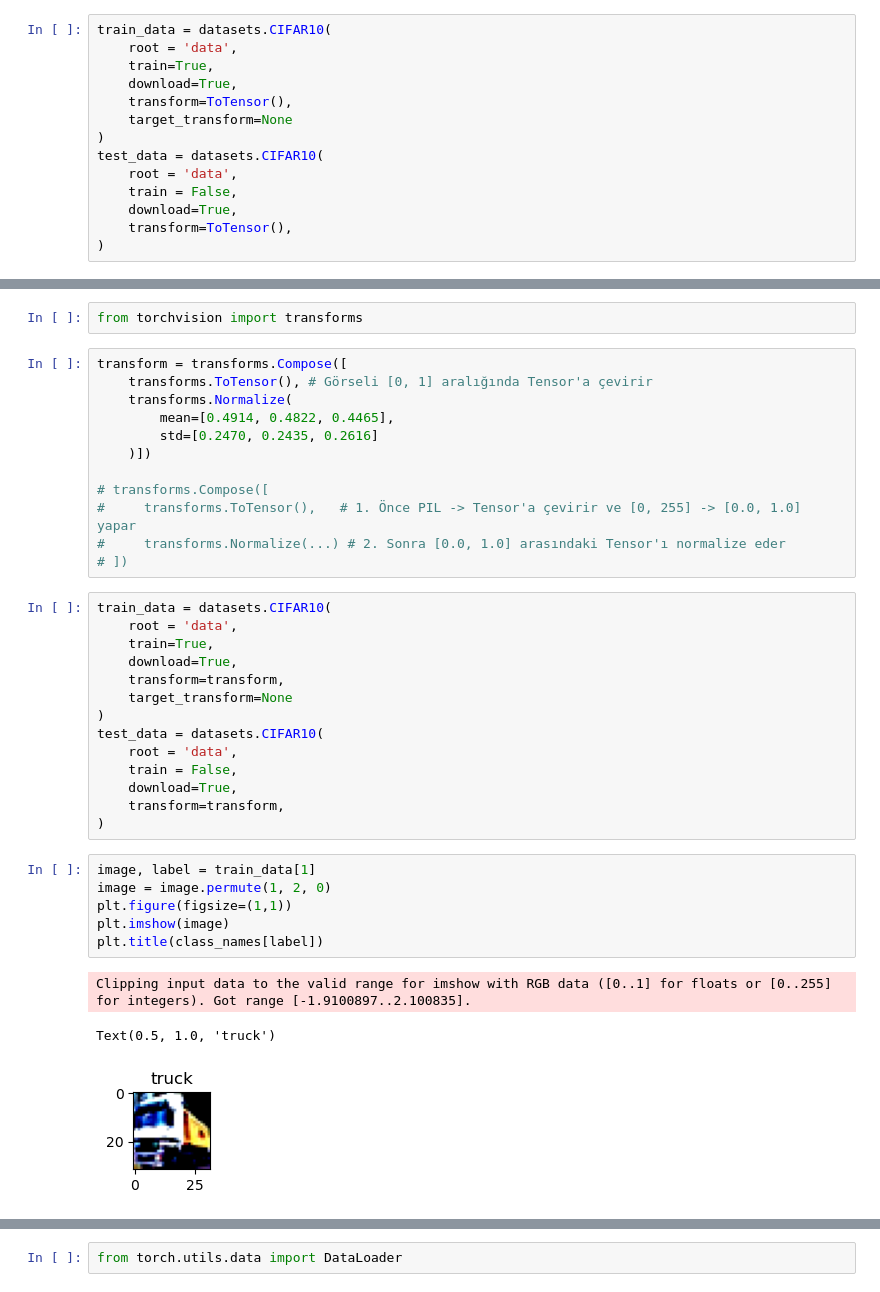
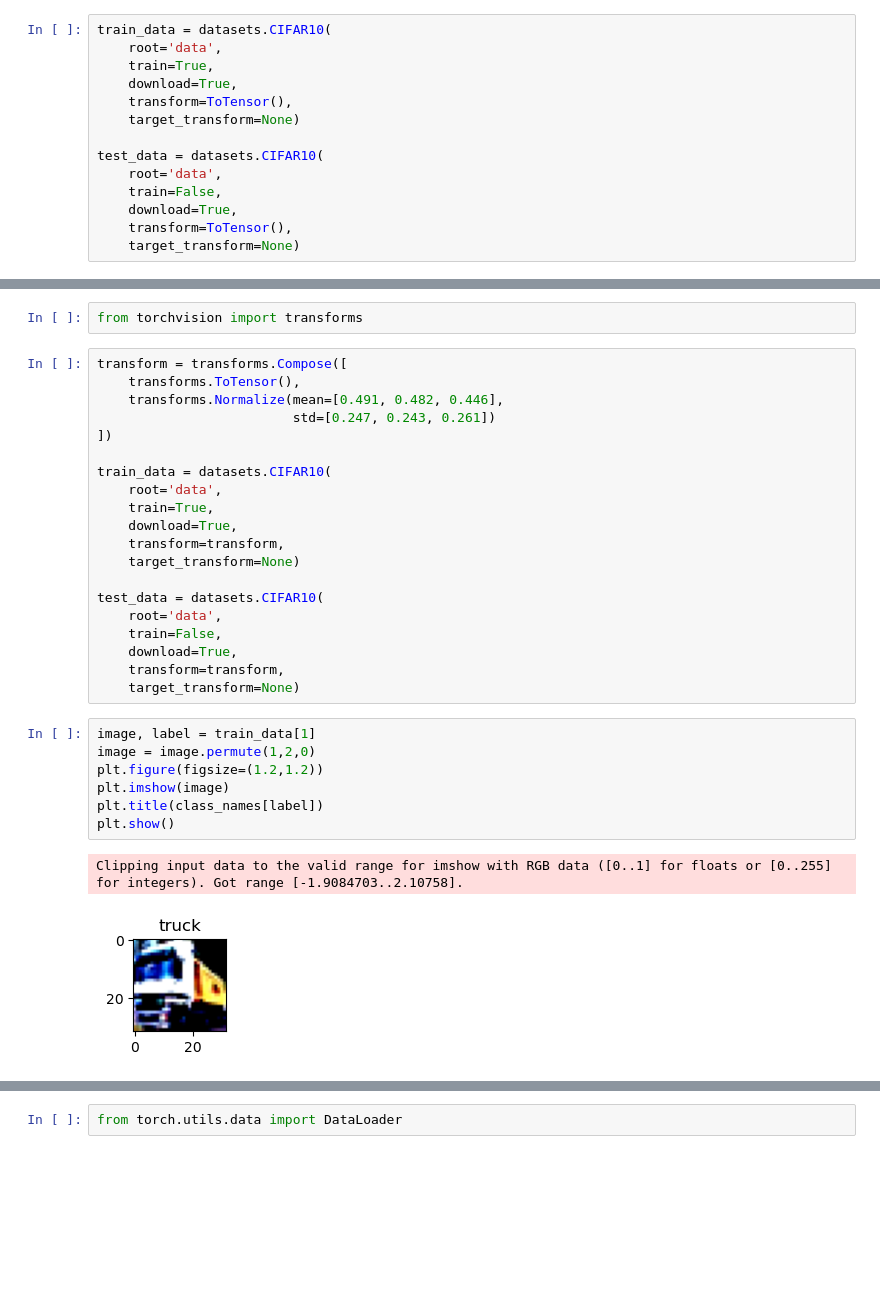
Before and after one commit to burakkyildiz/ai-engineer-lab, a Jupyter notebook: DeepLearning/10-IntroToComputerVision.ipynb, the cells around one changed output, grey strips where cells are left out. Saved outputs shown, nothing was run; the diff lists cells and outputs as text; blank space fills up the shorter version.

```diff
--- a/DeepLearning/10-IntroToComputerVision.ipynb
+++ b/DeepLearning/10-IntroToComputerVision.ipynb
@@ -7,16 +7,16 @@ from torchvision import datasets
 from torchvision.transforms import ToTensor
 # %%
 train_data = datasets.CIFAR10(
-    root = 'data',
+    root='data',
     train=True,
     download=True,
     transform=ToTensor(),
-    target_transform=None
-)
+    target_transform=None)
+
 test_data = datasets.CIFAR10(
-    root = 'data',
-    train = False,
+    root='data',
+    train=False,
     download=True,
     transform=ToTensor(),
-)
+    target_transform=None)
 # %%
@@ -115,38 +105,32 @@ Text(0.5, 1.0, 'truck')
 # %%
 from torchvision import transforms
-# %%
-transform = transforms.Compose([
-    transforms.ToTensor(), # Görseli [0, 1] aralığında Tensor'a çevirir
-    transforms.Normalize(
-        mean=[0.4914, 0.4822, 0.4465],
-        std=[0.2470, 0.2435, 0.2616]
-    )])
-
-# transforms.Compose([
-#     transforms.ToTensor(),   # 1. Önce PIL -> Tensor'a çevirir ve [0, 255] -> [0.0, 1.0] yapar
-#     transforms.Normalize(...) # 2. Sonra [0.0, 1.0] arasındaki Tensor'ı normalize eder
-# ])
 # %%
+transform = transforms.Compose([
+    transforms.ToTensor(),
+    transforms.Normalize(mean=[0.491, 0.482, 0.446],
+                         std=[0.247, 0.243, 0.261])
+])
+
 train_data = datasets.CIFAR10(
-    root = 'data',
+    root='data',
     train=True,
     download=True,
     transform=transform,
-    target_transform=None
-)
+    target_transform=None)
+
 test_data = datasets.CIFAR10(
-    root = 'data',
-    train = False,
+    root='data',
+    train=False,
     download=True,
     transform=transform,
-)
+    target_transform=None)
 # %%
 image, label = train_data[1]
-image = image.permute(1, 2, 0)
-plt.figure(figsize=(1,1))
+image = image.permute(1,2,0)
+plt.figure(figsize=(1.2,1.2))
 plt.imshow(image)
 plt.title(class_names[label])
+plt.show()
 # %% [output]
-Clipping input data to the valid range for imshow with RGB data ([0..1] for floats or [0..255] for integers). Got range [-1.9100897..2.100835].
+Clipping input data to the valid range for imshow with RGB data ([0..1] for floats or [0..255] for integers). Got range [-1.9084703..2.10758].
-Text(0.5, 1.0, 'truck')
-[figure, old version]
+[figure, new version]
```
Also changed, not shown: parts of 58 cells of this notebook.
